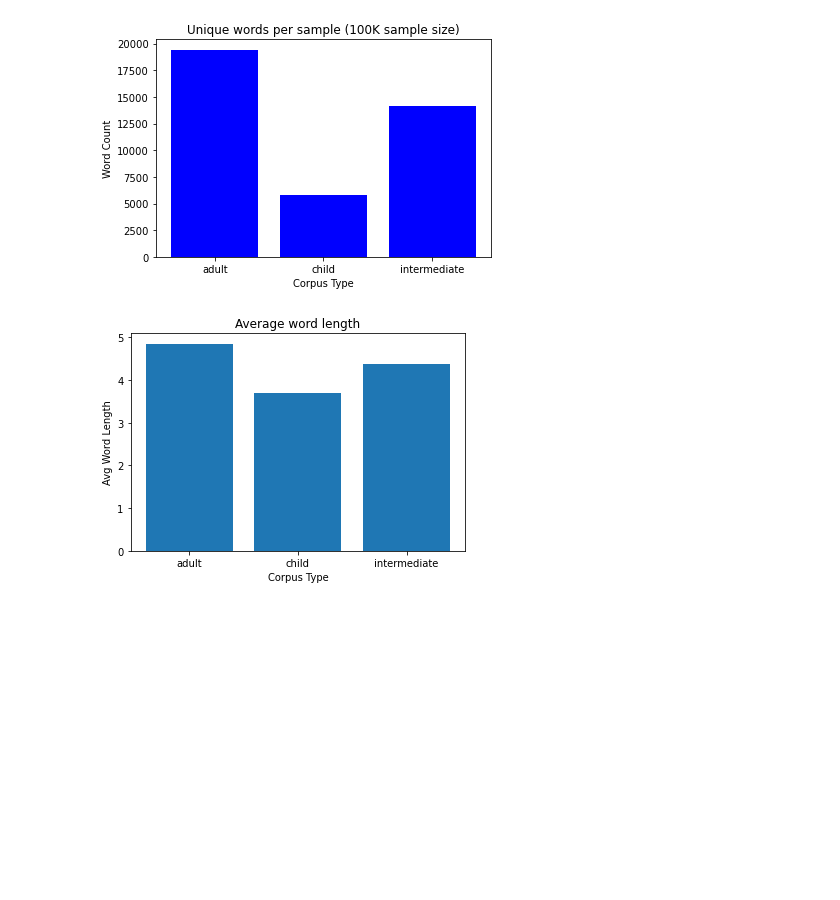
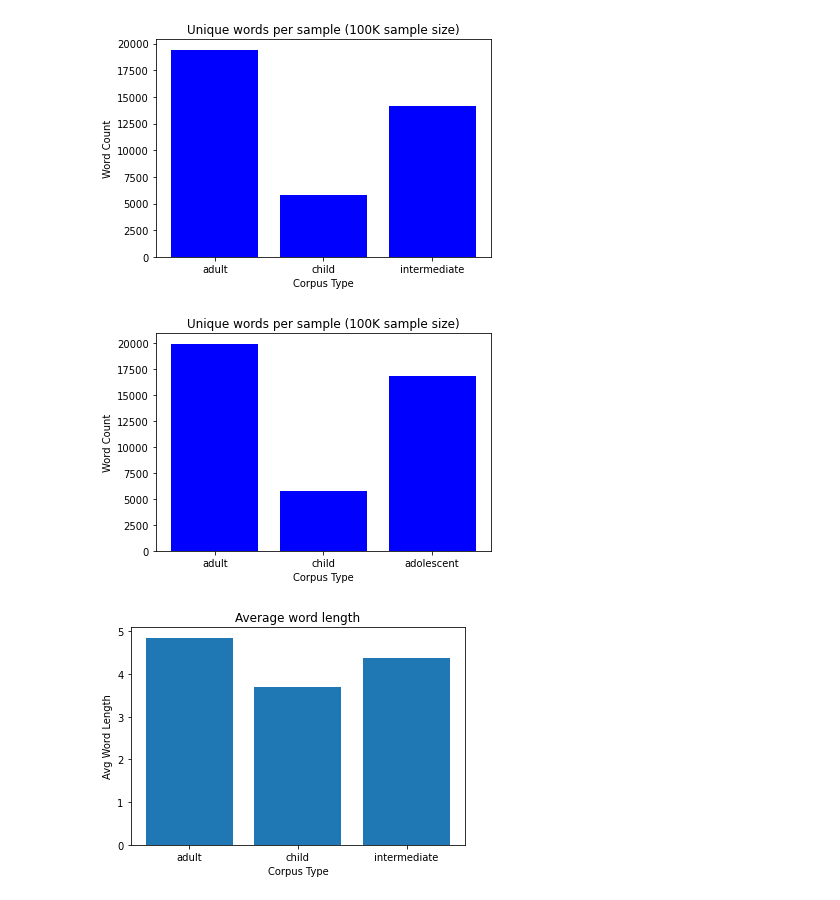
Before and after one commit to shifengxu/CE7455-FinalProject, a Jupyter notebook: sample_analysis.ipynb, the cells around one changed output. Cells and saved outputs as stored; diff of their text form; code cells hidden in the pictures; blank space fills up the shorter version.

```diff
--- a/sample_analysis.ipynb
+++ b/sample_analysis.ipynb
@@ -180,6 +211,7 @@ plt.show()
 adult_wordnum = len(corpus1.analysis.words)
 child_wordnum = len(corpus2.analysis.words)
 inter_wordnum = len(corpus3.analysis.words)
+adol_wordnum = len(corpus4.analysis.words)
 # %%
 plt.bar(["adult", "child", "intermediate"],[adult_wordnum, child_wordnum, inter_wordnum], color='b')
 plt.title("Unique words per sample (100K sample size)")
@@ -188,6 +220,15 @@ plt.ylabel('Word Count')
 plt.show()
 # %% [output]
 [figure]
+# %%
+# using adol
+plt.bar(["adult", "child", "adolescent"],[adult_wordnum, child_wordnum, adol_wordnum], color='b')
+plt.title("Unique words per sample (100K sample size)")
+plt.xlabel('Corpus Type')
+plt.ylabel('Word Count')
+plt.show()
+# %% [output]
+[figure, added]
 # %%
 adult_avglen = average_word_len(corpus1.analysis.wordslen)
 child_avglen = average_word_len(corpus2.analysis.wordslen)
```
Also changed, not shown: parts of 17 cells of this notebook.
